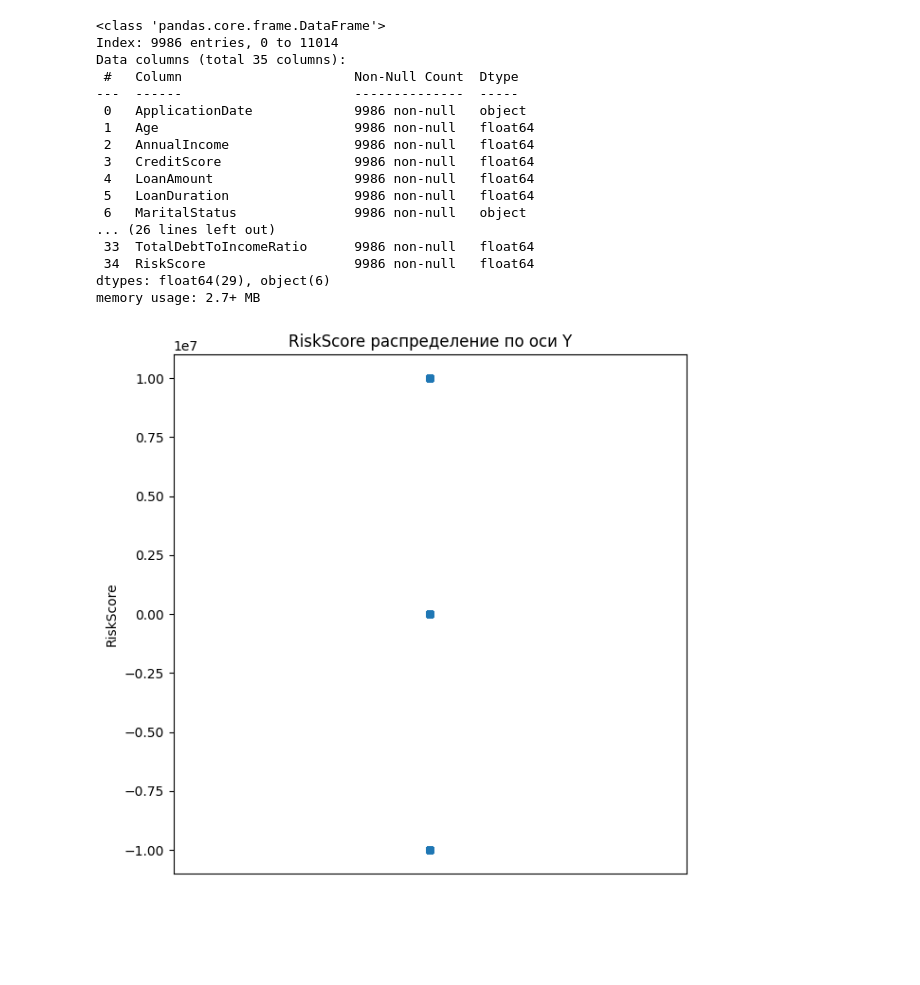
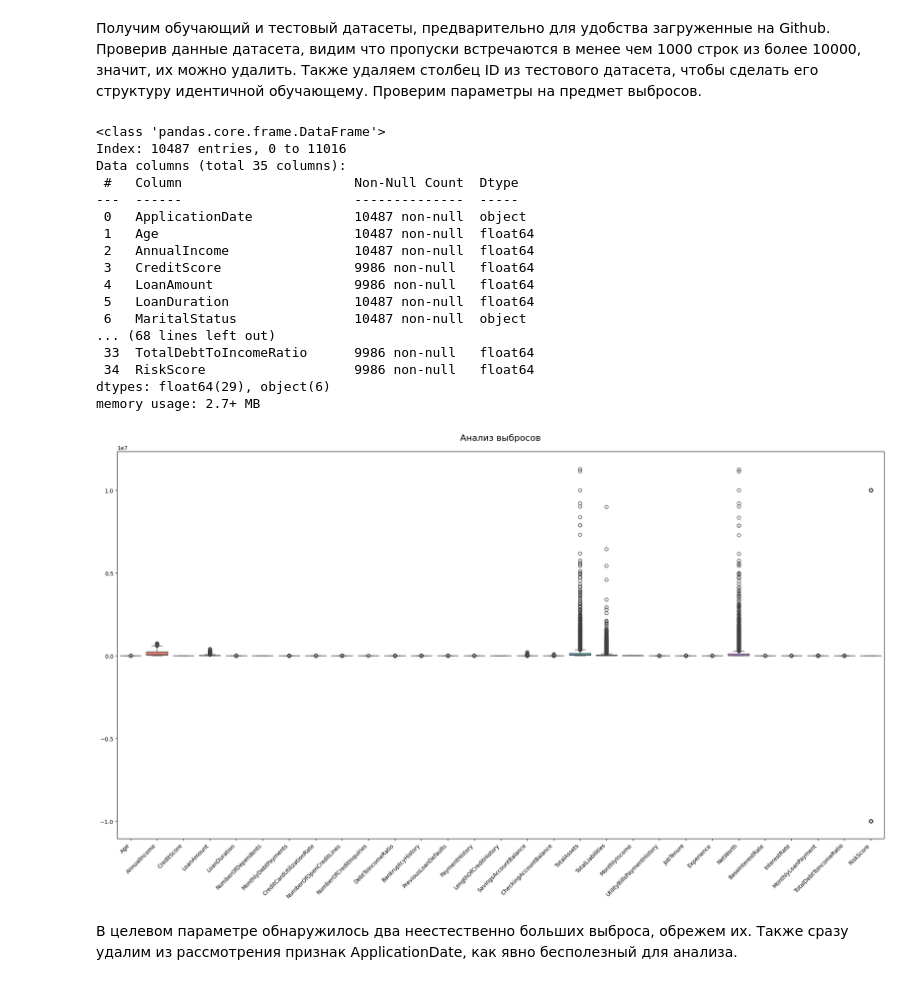
Before and after one commit to MMVlasko/ml, a Jupyter notebook: lab1.ipynb, the cells around one changed output. Saved outputs shown, nothing was run; the diff lists cells and outputs as text; code cells hidden in the pictures; blank space fills up the shorter version.

```diff
--- a/lab1.ipynb
+++ b/lab1.ipynb
@@ -1,43 +1,48 @@
+# %% [markdown]
+Получим обучающий и тестовый датасеты, предварительно для удобства загруженные на Github. Проверив данные датасета, видим что пропуски встречаются в менее чем 1000 строк из более 10000, значит, их можно удалить. Также удаляем столбец ID из тестового датасета, чтобы сделать его структуру идентичной обучающему. Проверим параметры на предмет выбросов.
 # %%
 import pandas as pd
-df = pd.read_csv("https://raw.githubusercontent.com/MMVlasko/ml/refs/heads/main/train.csv").dropna()
+df = pd.read_csv("https://raw.githubusercontent.com/MMVlasko/ml/refs/heads/main/train.csv").dropna(how='all')
 
+df.info()
+df = df.dropna()
 test_df = pd.read_csv("https://raw.githubusercontent.com/MMVlasko/ml/refs/heads/main/test.csv").dropna(how='all').drop(columns=['ID'])
 
 df.info()
 
 
 import matplotlib.pyplot as plt
 import numpy as np
+import seaborn as sns
 
-plt.figure(figsize=(12, 6))
-
-plt.subplot(1, 2, 1)
-plt.scatter(x=np.zeros(len(df)), y=df['RiskScore'], alpha=0.6, s=30)
-plt.ylabel('RiskScore')
-plt.title('RiskScore распределение по оси Y')
-plt.xticks([])
+plt.figure(figsize=(20, 12))
+sns.boxplot(df)
+plt.title("Анализ выбросов", fontsize=16, pad=20)
+plt.xticks(rotation=45, ha='right', fontsize=10)
+plt.yticks(fontsize=10)
 plt.tight_layout()
 plt.show()
 # %% [output]
 <class 'pandas.core.frame.DataFrame'>
-Index: 9986 entries, 0 to 11014
+Index: 10487 entries, 0 to 11016
 Data columns (total 35 columns):
  #   Column                      Non-Null Count  Dtype
 ---  ------                      --------------  -----
- 0   ApplicationDate             9986 non-null   object
- 1   Age                         9986 non-null   float64
- 2   AnnualIncome                9986 non-null   float64
+ 0   ApplicationDate             10487 non-null  object
+ 1   Age                         10487 non-null  float64
+ 2   AnnualIncome                10487 non-null  float64
  3   CreditScore                 9986 non-null   float64
  4   LoanAmount                  9986 non-null   float64
- 5   LoanDuration                9986 non-null   float64
- 6   MaritalStatus               9986 non-null   object
-... (26 lines left out)
+ 5   LoanDuration                10487 non-null  float64
+ 6   MaritalStatus               10487 non-null  object
+... (68 lines left out)
  33  TotalDebtToIncomeRatio      9986 non-null   float64
  34  RiskScore                   9986 non-null   float64
 dtypes: float64(29), object(6)
 memory usage: 2.7+ MB
-[figure, old version]
+[figure, new version]
+# %% [markdown]
+В целевом параметре обнаружилось два неестественно больших выброса, обрежем их. Также сразу удалим из рассмотрения признак ApplicationDate, как явно бесполезный для анализа.
 # %%
 import seaborn as sns
 
```
Also changed, not shown: parts of 20 cells of this notebook.
